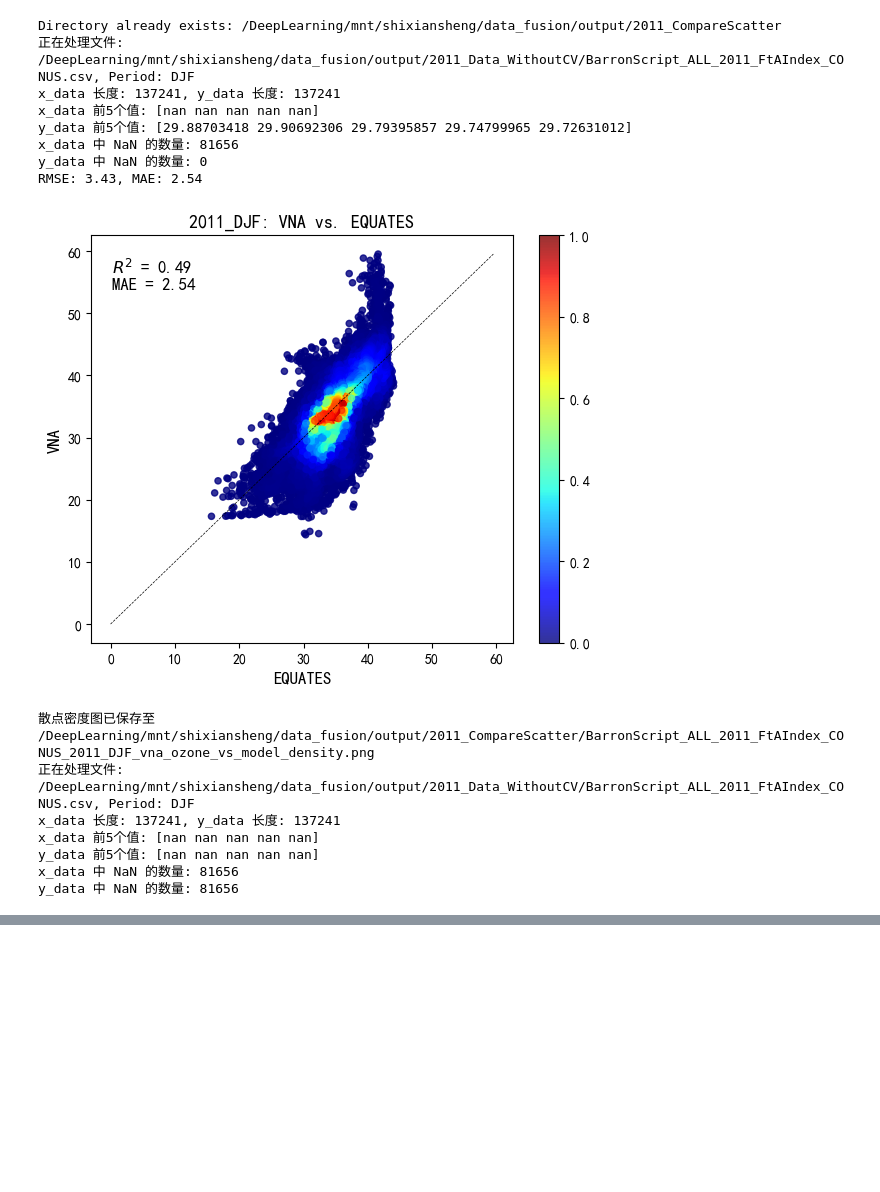
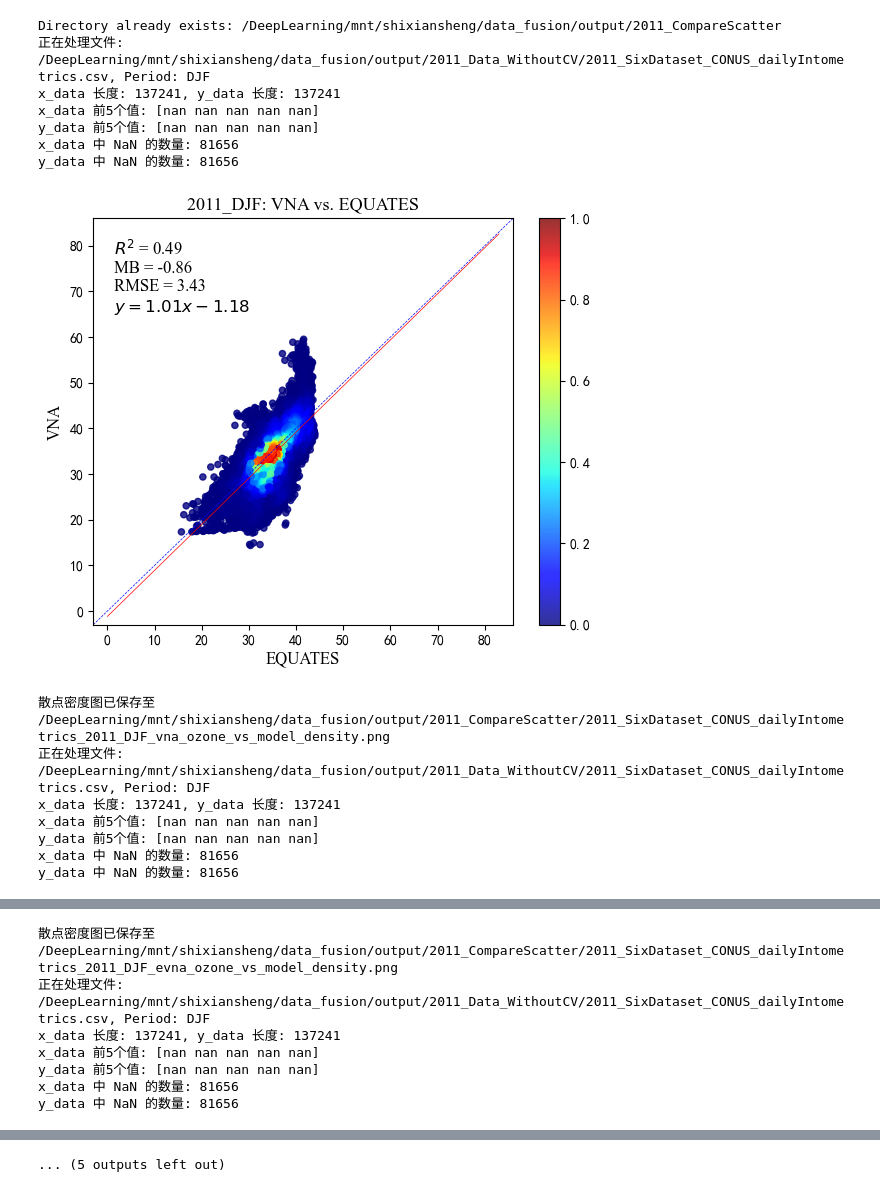
Before and after one commit to YuanTouMaoDie/O3MAT, a Jupyter notebook: Scatter_Diff.ipynb, the cells around one changed output, grey strips where cells are left out. Saved outputs shown, nothing was run; the diff lists cells and outputs as text; code cells hidden in the pictures; blank space fills up the shorter version.

```diff
--- a/Scatter_Diff.ipynb
+++ b/Scatter_Diff.ipynb
@@ -13,7 +13,7 @@ def extract_key_period(period):
     """
     Extract key period (e.g., JFM, AMJ) from the full period string.
     """
-    key_periods = ["DJF", "MAM", "JJA", "SON", 'Annual', 'Apr-Sep', 'top-10', '98th']
+    key_periods = ["DJF", "MAM", "JJA", "SON", 'Annual', 'Apr-Sep', 'top-10']
     for key in key_periods:
         if key in period:
             return key
@@ -40,14 +40,14 @@ def get_axis_label(filename, variable):
         return "EQUATES"
     elif "harvard_ml" in variable:
         return "Harvard ML"
-    elif "vna_ozone" in variable:
-        return "VNA"
     elif "evna_ozone" in variable:
         return "eVNA"
     elif "avna_ozone" in variable:
         return "aVNA"
     elif "ds_ozone" in variable:
         return "Downscaler"
+    elif "vna_ozone" in variable:
+        return "VNA"
     return "unknown"
 
 
@@ -120,43 +120,52 @@ def plot_density_scatter(dataframe_x, dataframe_y, x_column, y_column, period_co
 
     # 添加 1:1 参考线
     max_val = max(valid_x_data.max(), valid_y_data.max())
+    max_val = 83
 
     # 调整x和y轴一样并添加余量，如果数据差别不大
     max_val1 = max_val + 3
     ax.set_xlim(-3, max_val1)
     ax.set_ylim(-3, max_val1)
 
-    ax.plot([0, max_val], [0, max_val], 'k--', lw=0.5)
+    ax.plot([-3, max_val1], [-3, max_val1], 'b--', lw=0.5)  # 蓝色 1:1 线
 
     # 添加回归线
     slope, intercept, r_value, _, _ = linregress(valid_x_data, valid_y_data)
     r_squared = r_value ** 2
-    mae = np.mean(np.abs(valid_y_data - valid_x_data))  # 计算 MAE
-    rmse = np.sqrt(np.mean((valid_y_data - valid_x_data) ** 2))  # 计算 RMSE
     mb = np.mean(valid_y_data - valid_x_data)  # 计算 MB (平均偏差)
 
-    # 保留两位小数
+    # 计算 RMSE
+    rmse = np.sqrt(np.mean((valid_y_data - valid_x_data) ** 2))  # 计算 RMSE
+
+    # 调整回归线方程格式
+    if intercept >= 0:
+        regression_equation = fr"$y = {slope:.2f}\it{{x}} + {intercept:.2f}$"
+    else:
+        regression_equation = fr"$y = {slope:.2f}\it{{x}} {intercept:.2f}$"
+
+    # 将 R²、MB、RMSE 和拟合直线方程添加到左上角
     r_squared = round(r_squared, 2)
-    mae = round(mae, 2)
+    mb = round(mb, 2)
     rmse = round(rmse, 2)
-    mb = round(mb, 2)
+
+    # 绘制回归线（红色）
+    regression_line = slope * np.array([0, max_val]) + intercept
+    ax.plot([0, max_val], regression_line, 'r-', lw=0.5, label="Regression Line")
     slope = round(slope, 2)
-
-    print(f"RMSE: {rmse}, MAE: {mae}")
-    # 将 R2 和 MAE 移到左上角
-    ax.text(0.05, 0.95, f"$R^2$ = {r_squared:.2f}\nMAE = {mae:.2f}",
-            transform=ax.transAxes, ha="left", va="top", fontsize=12)
+    # 将统计信息添加到左上角
+    ax.text(0.05, 0.95, f"$R^2$ = {r_squared:.2f}\nMB = {mb}\nRMSE = {rmse}\n{regression_equation}",
+            transform=ax.transAxes, ha="left", va="top", fontsize=12, fontname='Times New Roman', color='black')
 
     # 设置标题和标签
-    ax.set_xlabel(x_label, fontsize=12)  # x 轴标签
-    ax.set_ylabel(y_label, fontsize=12)  # y 轴标签
+    ax.set_xlabel(x_label, fontsize=12, fontname='Times New Roman')  # x 轴标签
+    ax.set_ylabel(y_label, fontsize=12, fontname='Times New Roman')  # y 轴标签
 
     # 将标题放置到图像顶部
     fig.subplots_adjust(top=0.85)  # 调整标题的位置
-    ax.set_title(full_title, fontsize=13, loc='center')
+    ax.set_title(full_title, fontsize=13, loc='center', fontname='Times New Roman')
 
     # 保存图像，文件名包含 Period 字段和输入文件名（不含路径）
-    output_file_name = f'{file_base_name}_{formatted_period}_{y_column}_vs_{x_column}_density.png'
+    output_file_name = f'{full_title}.png'
     output_path = os.path.join(output_dir, output_file_name)
     plt.tight_layout()
     plt.savefig(output_path, dpi=300)
@@ -168,10 +177,10 @@ def plot_density_scatter(dataframe_x, dataframe_y, x_column, y_column, period_co
     result_dict = {
         'Variable Pair': variable_pair,
         'Period': formatted_period,
-        'Slope': slope,
         'R_squared': r_squared,
         'RMSE': rmse,
-        'MB': mb
+        'MB': mb,
+        'Slope': slope,
     }
     result_df = pd.DataFrame([result_dict])
     if not os.path.exists(output_csv_path):
@@ -211,42 +220,41 @@ def process_file(fusion_output_file, x_axis_file):
     output_dir = os.path.join('/DeepLearning/mnt/shixiansheng/data_fusion/output', f"{year}_CompareScatter")
 
     # 如果路径不存在，则自动创建
     if not os.path.exists(output_dir):
         os.makedirs(output_dir)
         print(f"Created directory: {output_dir}")
     else:
         print(f"Directory already exists: {output_dir}")
 
     output_csv_path = os.path.join(output_dir, '2011_MethodCompareTable.csv')
 
     # 遍历每个关键字并绘制图形
     for keyword in keywords:
         for x_column, y_column in comparisons:
             plot_density_scatter(df_data_x, df_data_y, x_column, y_column, period_column, output_dir, keyword,
                                  fusion_output_file, output_csv_path)
 
 
 if __name__ == "__main__":
     # 输入文件
     fusion_output_files = [
-        "/DeepLearning/mnt/shixiansheng/data_fusion/output/2011_Data_WithoutCV/BarronScript_ALL_2011_FtAIndex_CONUS.csv",
+        "/DeepLearning/mnt/shixiansheng/data_fusion/output/2011_Data_WithoutCV/2011_SixDataset_CONUS_dailyIntometrics.csv",
     ]
-    x_axis_file = "/DeepLearning/mnt/shixiansheng/data_fusion/output/2011_Data_WithoutCV/BarronScript_ALL_2011_FtAIndex_CONUS.csv"
+    x_axis_file = "/DeepLearning/mnt/shixiansheng/data_fusion/output/2011_Data_WithoutCV/2011_SixDataset_CONUS_dailyIntometrics.csv"
 
     for file in fusion_output_files:
         process_file(file, x_axis_file)
 # %% [output]
 Directory already exists: /DeepLearning/mnt/shixiansheng/data_fusion/output/2011_CompareScatter
-正在处理文件: /DeepLearning/mnt/shixiansheng/data_fusion/output/2011_Data_WithoutCV/BarronScript_ALL_2011_FtAIndex_CONUS.csv, Period: DJF
+正在处理文件: /DeepLearning/mnt/shixiansheng/data_fusion/output/2011_Data_WithoutCV/2011_SixDataset_CONUS_dailyIntometrics.csv, Period: DJF
 x_data 长度: 137241, y_data 长度: 137241
 x_data 前5个值: [nan nan nan nan nan]
-y_data 前5个值: [29.88703418 29.90692306 29.79395857 29.74799965 29.72631012]
+y_data 前5个值: [nan nan nan nan nan]
 x_data 中 NaN 的数量: 81656
-y_data 中 NaN 的数量: 0
-RMSE: 3.43, MAE: 2.54
+y_data 中 NaN 的数量: 81656
-[figure, old version]
+[figure, new version]
-散点密度图已保存至 /DeepLearning/mnt/shixiansheng/data_fusion/output/2011_CompareScatter/BarronScript_ALL_2011_FtAIndex_CONUS_2011_DJF_vna_ozone_vs_model_density.png
-正在处理文件: /DeepLearning/mnt/shixiansheng/data_fusion/output/2011_Data_WithoutCV/BarronScript_ALL_2011_FtAIndex_CONUS.csv, Period: DJF
+散点密度图已保存至 /DeepLearning/mnt/shixiansheng/data_fusion/output/2011_CompareScatter/2011_SixDataset_CONUS_dailyIntometrics_2011_DJF_vna_ozone_vs_model_density.png
+正在处理文件: /DeepLearning/mnt/shixiansheng/data_fusion/output/2011_Data_WithoutCV/2011_SixDataset_CONUS_dailyIntometrics.csv, Period: DJF
 x_data 长度: 137241, y_data 长度: 137241
 x_data 前5个值: [nan nan nan nan nan]
 y_data 前5个值: [nan nan nan nan nan]
@@ -254,0 +264,7 @@ y_data 中 NaN 的数量: 81656
+散点密度图已保存至 /DeepLearning/mnt/shixiansheng/data_fusion/output/2011_CompareScatter/2011_SixDataset_CONUS_dailyIntometrics_2011_DJF_evna_ozone_vs_model_density.png
+正在处理文件: /DeepLearning/mnt/shixiansheng/data_fusion/output/2011_Data_WithoutCV/2011_SixDataset_CONUS_dailyIntometrics.csv, Period: DJF
+x_data 长度: 137241, y_data 长度: 137241
+x_data 前5个值: [nan nan nan nan nan]
+y_data 前5个值: [nan nan nan nan nan]
+x_data 中 NaN 的数量: 81656
+y_data 中 NaN 的数量: 81656
@@ -254,0 +296 @@ y_data 中 NaN 的数量: 81656
+... (5 outputs left out)
```
Also changed, not shown: parts of 1 cell of this notebook, 19 other files.
